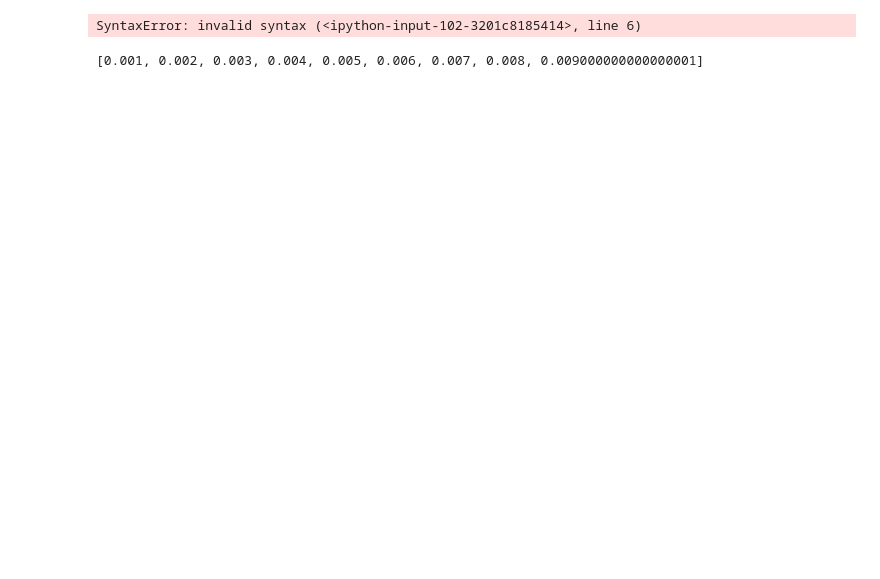
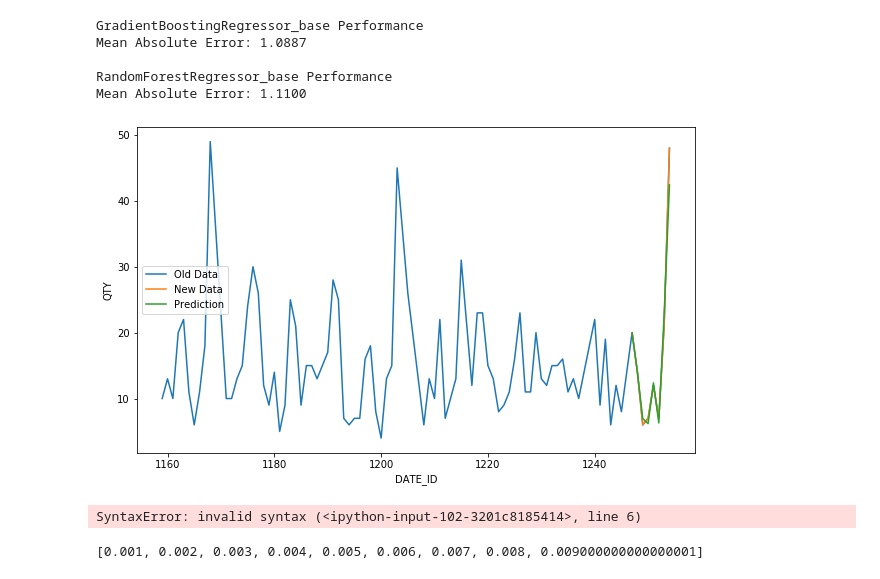
Before and after one commit to sekR4/pred_sale_01, a Jupyter notebook: mini model v2.ipynb, the cells around one changed output. Saved outputs shown, nothing was run; the diff lists cells and outputs as text; code cells hidden in the pictures; blank space fills up the shorter version.

Commit message:
It's incredible! The untuned models have already an amazing performance!

```diff
--- a/mini model v2.ipynb
+++ b/mini model v2.ipynb
@@ -103,8 +125,26 @@ def evaluate(model_name, trained_model, test_features, test_labels, prnt = False
 #Saving performance measures for comparison
 performance = {}
 for model in models_trained:
-    evaluation = evaluate(model, models_trained[model] , X_test[features], y_test)
-    performance[evaluation[0]] = [evaluation[1],evaluation[2]]
+    evaluation = mae(model, models_trained[model] , X_test[features], y_test,prnt=True)
+    performance[evaluation[0]] = [evaluation[1]]
+# %% [output]
+GradientBoostingRegressor_base Performance
+Mean Absolute Error: 1.0887
+
+RandomForestRegressor_base Performance
+Mean Absolute Error: 1.1100
+# %%
+# Does it work?
+lookback_days = 90
+plt.figure(figsize=(10,6))
+sns.lineplot(df.DATE_ID[-lookback_days:],df.QTY[-lookback_days:], label = "Old Data")
+# sns.lineplot(df[df.DATE_ID > 1000].DATE_ID[-lookback_days:],np.log(df.QTY[-lookback_days:]), label = "Old Data")
+sns.lineplot(df_validation.DATE_ID,df_validation.QTY, label = "New Data")
+# sns.lineplot(df_validation.DATE_ID,np.log(df_validation.QTY), label = "New Data")
+sns.lineplot(df_validation.DATE_ID,np.exp(models_trained['GradientBoostingRegressor_base'].predict(df_validation[features])), label = "Prediction")
+plt.show()
+# %% [output]
+[figure, added]
 # %%
 #Tuning loop with
 params_list = []
```
Also changed, not shown: parts of 11 cells of this notebook.
